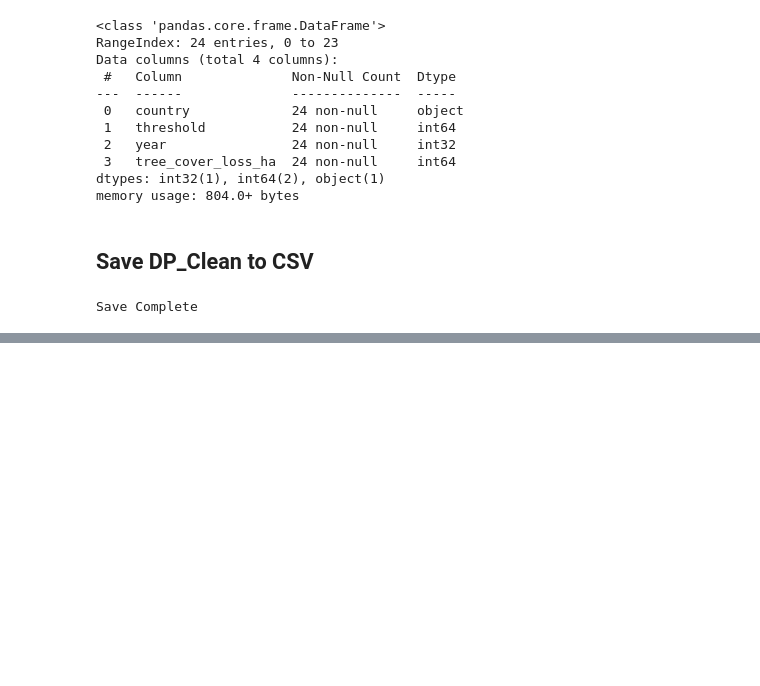
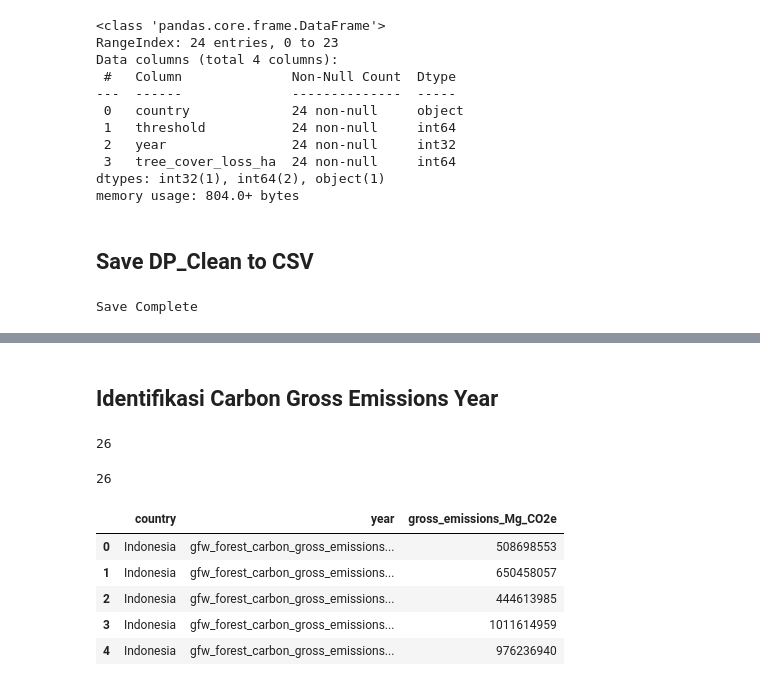
Before and after one commit to hanifahar29/indonesia-deforestation-wildfire-analysis, a Jupyter notebook: notebooks/forest_loss_data_cleaning.ipynb, the cells around one changed output, grey strips where cells are left out. Drawn from its saved outputs; the diff is of its cells as text; code cells hidden in the pictures; blank space fills up the shorter version.

```diff
--- a/notebooks/forest_loss_data_cleaning.ipynb
+++ b/notebooks/forest_loss_data_cleaning.ipynb
@@ -522,0 +559,3 @@ Save Complete
+# %%
+dcc = dcc[dcc['umd_tree_cover_density_2000__threshold']== 30]
+dcc.head()
@@ -522,0 +566,61 @@ Save Complete
+# %% [markdown]
+## Identifikasi Carbon Gross Emissions Year
+# %%
+gross_col = [
+    col for col in dcc.columns
+    if col.startswith('gfw_forest_carbon_gross_emissions')
+]
+print(len(gross_col))
+# %% [output]
+26
+# %%
+emission_cols = [
+    col for col in dcc.columns
+    if 'gross_emissions_' in col.lower()
+    and '__mg_co2e' in col.lower()
+]
+
+print(len(emission_cols))
+# %% [output]
+26
+# %%
+dcc_clean = pd.melt(
+    dcc,
+    id_vars=['country'],
+    value_vars= ['gfw_forest_carbon_gross_emissions_2001__Mg_CO2e',
+                    'gfw_forest_carbon_gross_emissions_2002__Mg_CO2e',
+                    'gfw_forest_carbon_gross_emissions_2003__Mg_CO2e',
+                    'gfw_forest_carbon_gross_emissions_2004__Mg_CO2e',
+                    'gfw_forest_carbon_gross_emissions_2005__Mg_CO2e',
+                    'gfw_forest_carbon_gross_emissions_2006__Mg_CO2e',
+                    'gfw_forest_carbon_gross_emissions_2007__Mg_CO2e',
+                    'gfw_forest_carbon_gross_emissions_2008__Mg_CO2e',
+                    'gfw_forest_carbon_gross_emissions_2009__Mg_CO2e',
+                    'gfw_forest_carbon_gross_emissions_2010__Mg_CO2e',
+                    'gfw_forest_carbon_gross_emissions_2011__Mg_CO2e',
+                    'gfw_forest_carbon_gross_emissions_2012__Mg_CO2e',
+                    'gfw_forest_carbon_gross_emissions_2013__Mg_CO2e',
+                    'gfw_forest_carbon_gross_emissions_2014__Mg_CO2e',
+                    'gfw_forest_carbon_gross_emissions_2015__Mg_CO2e',
+                    'gfw_forest_carbon_gross_emissions_2016__Mg_CO2e',
+                    'gfw_forest_carbon_gross_emissions_2017__Mg_CO2e',
+                    'gfw_forest_carbon_gross_emissions_2018__Mg_CO2e',
+                    'gfw_forest_carbon_gross_emissions_2019__Mg_CO2e',
+                    'gfw_forest_carbon_gross_emissions_2020__Mg_CO2e',
+                    'gfw_forest_carbon_gross_emissions_2021__Mg_CO2e',
+                    'gfw_forest_carbon_gross_emissions_2022__Mg_CO2e',
+                    'gfw_forest_carbon_gross_emissions_2023__Mg_CO2e',
+                    'gfw_forest_carbon_gross_emissions_2024__Mg_CO2e',
+                    'gfw_forest_carbon_gross_emissions_2025__Mg_CO2e'],
+    var_name='year',
+    value_name='gross_emissions_Mg_CO2e'
+)
+# %%
+dcc_clean.head()
+# %% [output]
+|  | country | year | gross_emissions_Mg_CO2e |
+| 0 | Indonesia | gfw_forest_carbon_gross_emissions... | 508698553 |
+| 1 | Indonesia | gfw_forest_carbon_gross_emissions... | 650458057 |
+| 2 | Indonesia | gfw_forest_carbon_gross_emissions... | 444613985 |
+| 3 | Indonesia | gfw_forest_carbon_gross_emissions... | 1011614959 |
+| 4 | Indonesia | gfw_forest_carbon_gross_emissions... | 976236940 |
```
Also changed, not shown: parts of 10 cells of this notebook.
